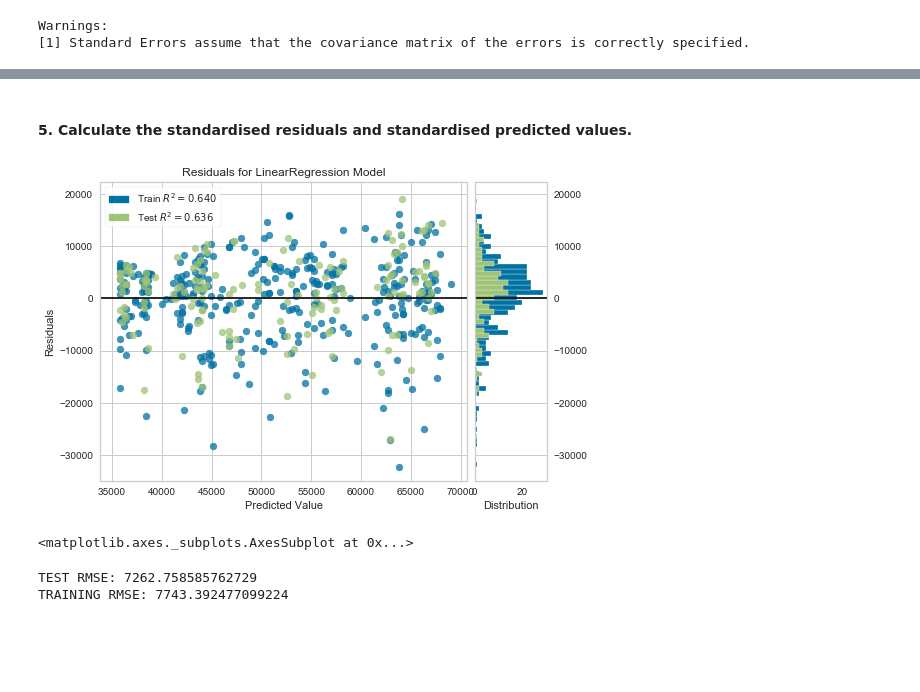
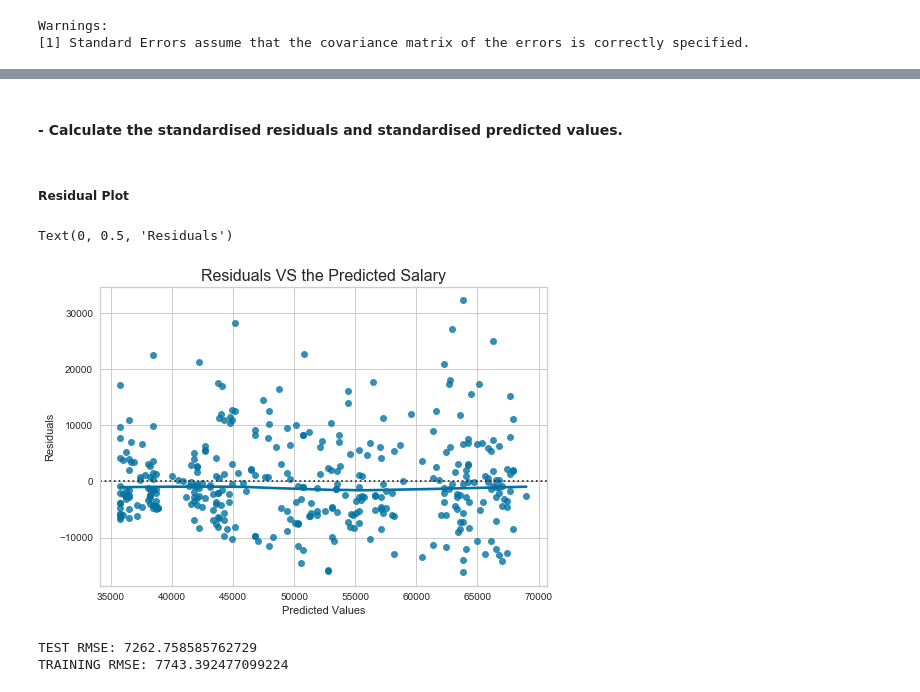
Before and after one commit to Sibusiso1995/Multi-linear-Regression, a Jupyter notebook: Mlr.ipynb, the cells around one changed output, grey strips where cells are left out. Saved outputs shown, nothing was run; the diff lists cells and outputs as text; code cells hidden in the pictures; blank space fills up the shorter version.

```diff
--- a/Mlr.ipynb
+++ b/Mlr.ipynb
@@ -237,14 +249,23 @@ Warnings:
 # %% [markdown]
-#### 5. Calculate the standardised residuals and standardised predicted values.
+#### - Calculate the standardised residuals and standardised predicted values.
-# %%
-regression = LinearRegression().fit(x_train, y_train)
-visualizer = ResidualsPlot(regression)
-visualizer.fit(x_train, y_train)
-visualizer.score(x_test, y_test)
-visualizer.show()
-# %% [output]
-[figure, removed]
-<matplotlib.axes._subplots.AxesSubplot at 0x...>
+# %%
+#Creating residuals
+residual  = lm.resid
+
+#Fitting the vaules to model
+pred_val = lm.fittedvalues
+# %% [markdown]
+##### Residual Plot
+# %%
+#Plotting the residuals versus the predicted values
+sns.residplot(x = pred_val, y = residual, lowess=True)
+
+plt.title('Residuals VS the Predicted Salary', fontsize=16)
+plt.xlabel('Predicted Values')
+plt.ylabel('Residuals')
+# %% [output]
+Text(0, 0.5, 'Residuals')
+[figure, added]
 # %%
 print('TEST RMSE:', np.sqrt(sklearn.metrics.mean_squared_error(y_test, regression.predict(x_test))))
 print('TRAINING RMSE:', np.sqrt(sklearn.metrics.mean_squared_error(y_train, regression.predict(x_train))))
```
Also changed, not shown: parts of 4 cells of this notebook.
